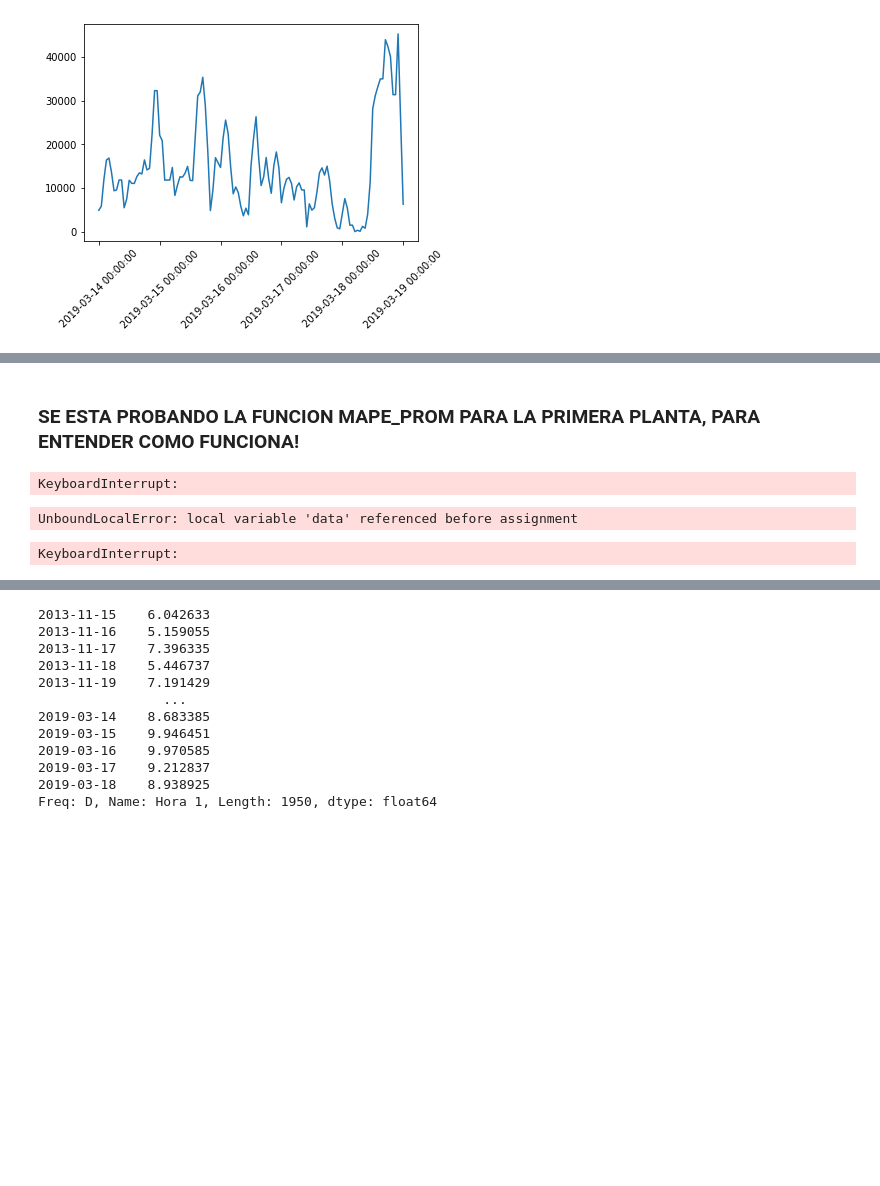
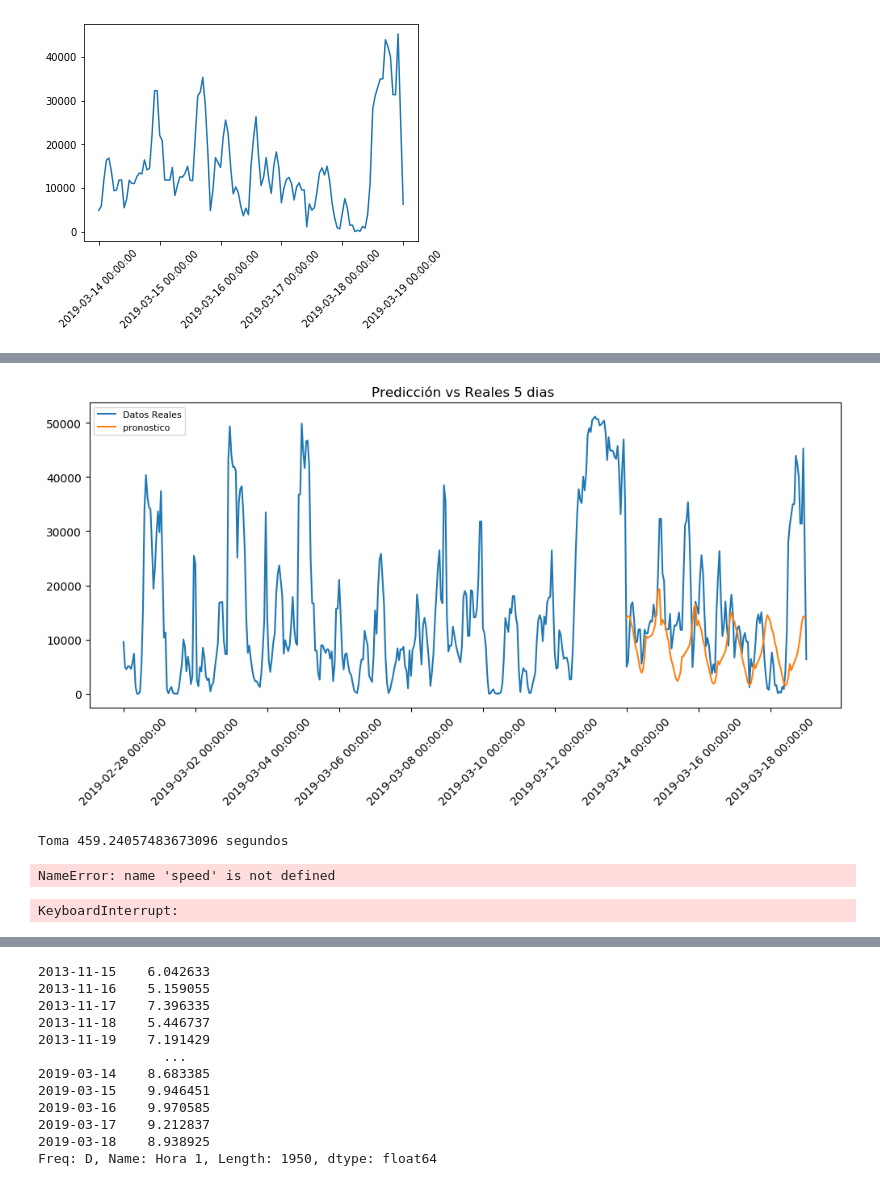
Before and after one commit to oscaralfonso17/Plantas_Intermitentes, a Jupyter notebook: ARIMA plantas de generacion intermitente edited.ipynb, the cells around one changed output, grey strips where cells are left out. Cells and saved outputs as stored; diff of their text form; code cells hidden in the pictures; blank space fills up the shorter version.

Commit message:
Added PPTX and edited mape_prom function

```diff
--- a/ARIMA plantas de generacion intermitente edited.ipynb
+++ b/ARIMA plantas de generacion intermitente edited.ipynb
@@ -127,5 +143,3 @@ def mape_prom(columna):
     plt.legend(loc='upper left', fontsize=8)
     plt.show()
     return mape_promedio, fc , model
-# %% [markdown]
-### SE ESTA PROBANDO LA FUNCION MAPE_PROM PARA LA PRIMERA PLANTA, PARA ENTENDER COMO FUNCIONA!
@@ -193,9 +145,0 @@ plt.show()
-# %%
-plt.figure(figsize=(12,5), dpi=100)
-plt.plot(data[columna]['2019-03'], label='Datos reales')
-plt.plot(pronostico, label='pronostico')
-plt.title('Predicción vs Reales 5 dias '+columna)
-plt.legend(loc='upper left', fontsize=8)
-plt.show()
-# %% [output]
-KeyboardInterrupt:
@@ -260,5 +146,18 @@ def mape_prom_OA(columna):
+# %%
+import time
+t1=time.time()
+speed = []
+
+prueba1 = [mape_prom_edited(columns[i]) for i in range(0,1)]
+prueba1
+
+t2 = time.time()
+print("Toma {} segundos".format(t2-t1))
+speed.append(t2-t1)
+# %% [output]
+[figure, added]
+Toma 459.24057483673096 segundos
+NameError: name 'speed' is not defined
 # %%
-prueba1 = [mape_prom_OA(columns[i]) for i in range(0,1)]
-prueba1
+eolicas = [mape_prom_edited(columns[i]) for i in range(0,5)]
+eolicas
-# %% [output]
-UnboundLocalError: local variable 'data' referenced before assignment
@@ -268,8 +164,17 @@ mapes_prom
-# %%
-mapes_prom2 = [mape_prom(columns[i]) for i in range(12,16)]
-mapes_prom2
-# %% [output]
-KeyboardInterrupt:
+# %%
+import time
+t1=time.time()
+speed = []
+
+solares = [mape_prom_edited(columns[i]) for i in range(5,16)]
+
+t2 = time.time()
+print("Toma {} segundos".format(t2-t1))
+speed.append(t2-t1)
+
+solares
+# %% [output]
+KeyboardInterrupt:
 # %%
 #La unica planta que no corre es GICIS312.
 # %% [markdown]
```
Also changed, not shown: parts of 7 cells of this notebook, 1 other file.
